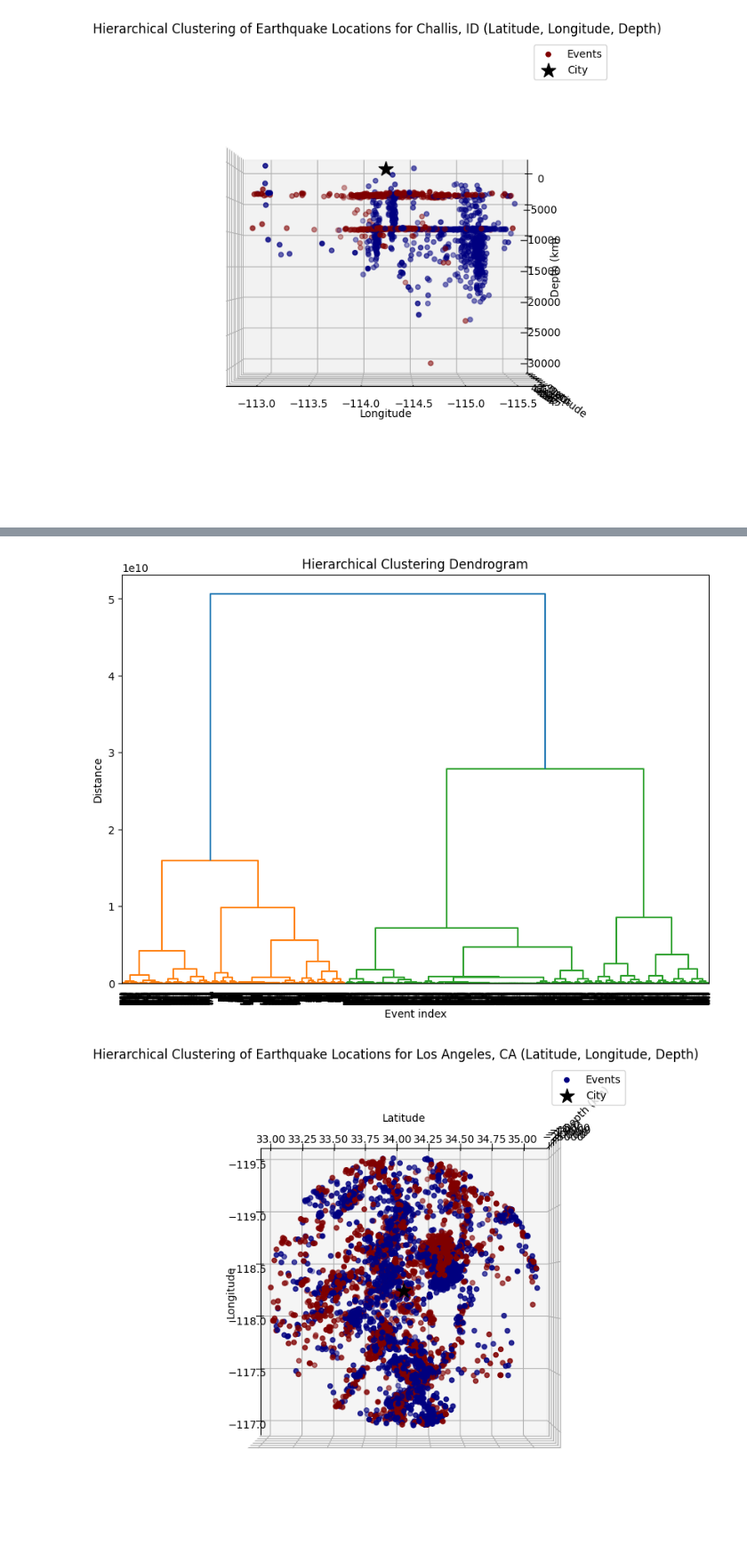
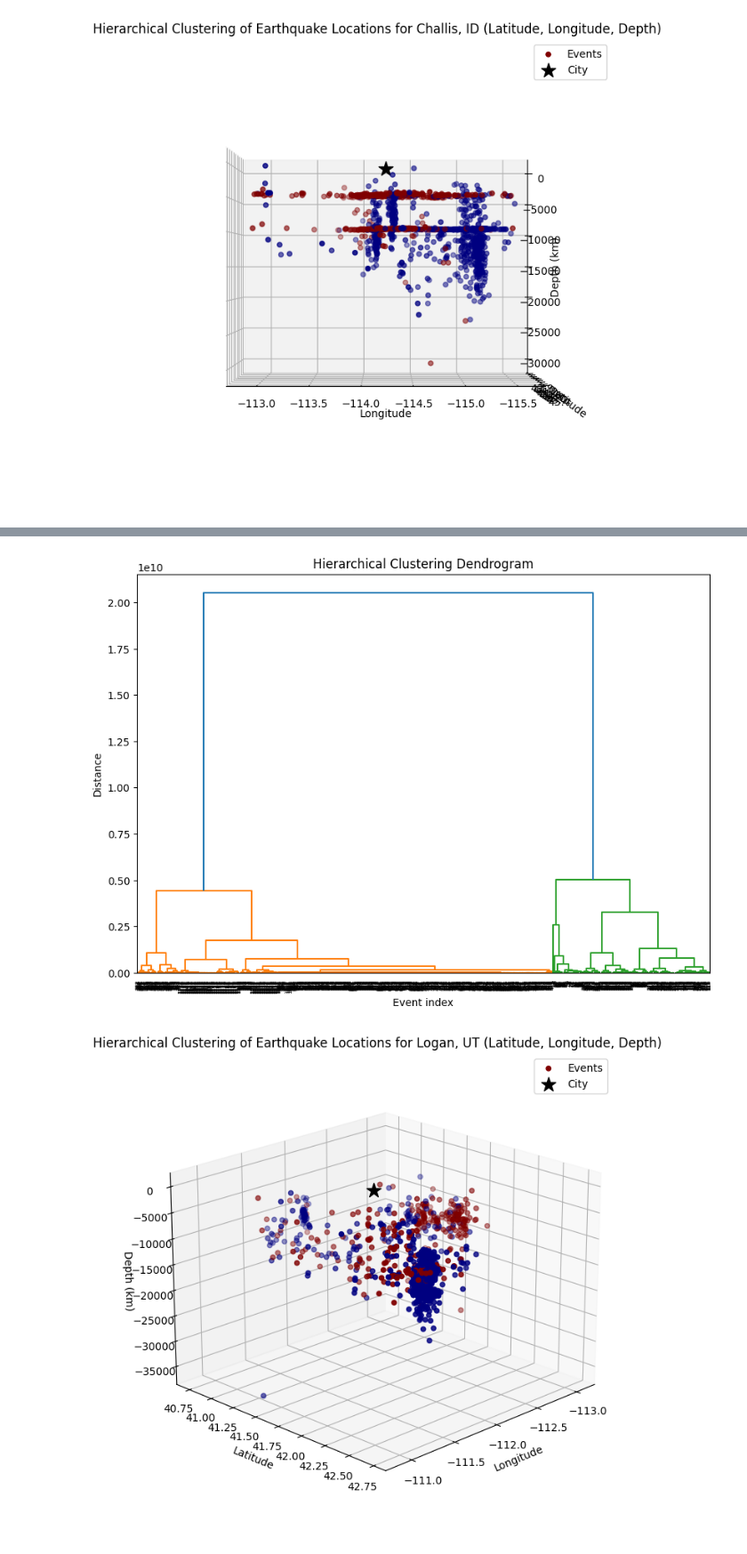
Before and after one commit to BlueJCash/CS_5850_EQ_Project, a Jupyter notebook: Project_test.ipynb, the cells around one changed output, grey strips where cells are left out. Shown at 89% size. Drawn from its saved outputs; the diff is of its cells as text; code cells hidden in the pictures.

```diff
--- a/Project_test.ipynb
+++ b/Project_test.ipynb
@@ -283,25 +343,30 @@ Predicted Number of Events for Challis, ID in the prior 20 YEs:
 2044-12-31    292.016806
 Freq: YE-DEC, Name: predicted_mean, dtype: float64
 # %%
-def perform_Seismitc_Analysis(city="Challis, ID", maxradius=1, data_starttime="1900-10-01", data_endtime="2024-10-11", elev=0, azim=90):
+def perform_Seismitc_Analysis(city="Challis, ID", maxradius=1, data_starttime="1900-10-01",
+                              data_endtime="2024-10-11", elev=0, azim=90,clusters=0):
+    """Perform full seismic analysis and estimation"""
     client = Client("USGS")
     catalog = get_earthquake_data(client=client, city=city, maxradius=maxradius,
                                   starttime=data_starttime, endtime=data_endtime)
     if catalog:
         locs, max_depth = process_earthquake_data(catalog)
         locs = normalize_depth(locs)
 
 
     linked = perform_clustering(locs)
-    k = plot_dendrogram(linked)
+    if clusters == 0:
+        k = plot_dendrogram(linked)
+    else:
+        k = clusters
     labels = perform_labeling(linked, k)
 
     plot_3d_clusters(locs, labels, city, max_depth, elev=elev, azim=azim)
 
     predict_Seismic_RF(city, locs, duration=20, freq='YE')
     predict_Seismic_ARIMA(city, locs, duration=20, freq='YE')
 
-perform_Seismitc_Analysis(city="Los Angeles, CA", maxradius=1, elev=90, azim=0, data_starttime="1950-10-01")
+perform_Seismitc_Analysis(city="Logan, UT", maxradius=1, elev=20, azim=45)
 # %% [output]
-[figure, old version]
+[figure, new version]
-[figure, old version]
+[figure, new version]
```
Also changed, not shown: parts of 4 cells of this notebook, 2 other files.
